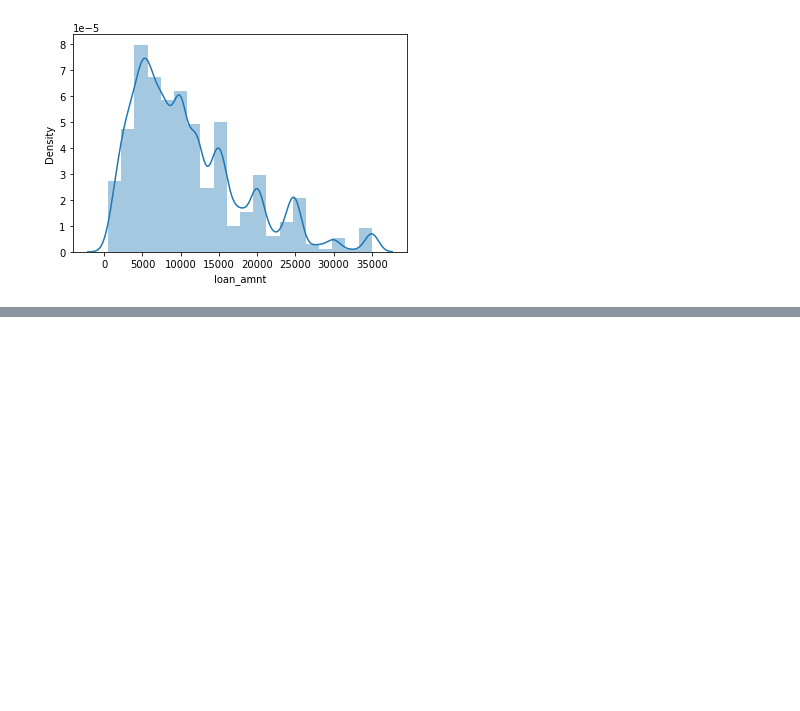
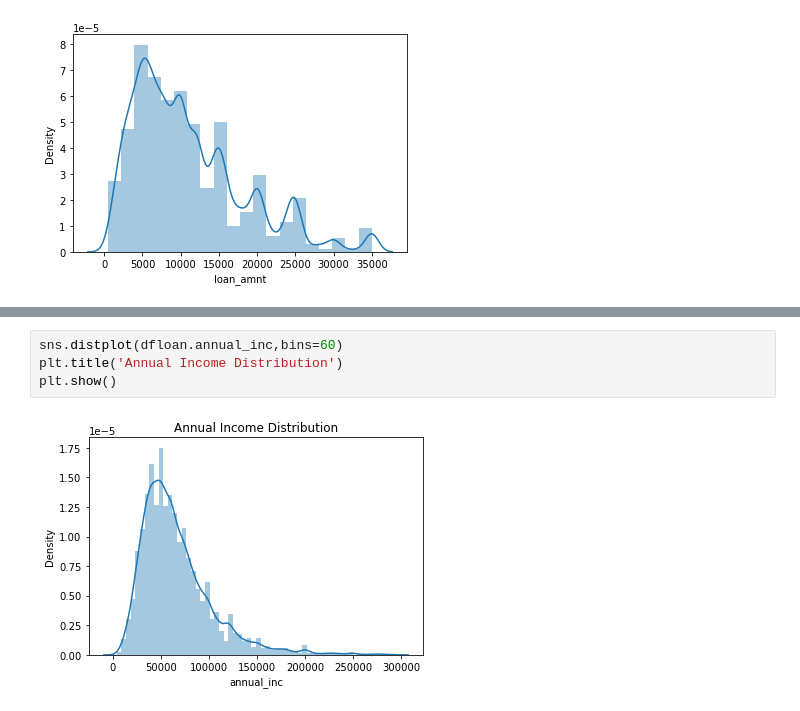
Before and after one commit to Prithvi25298/Lending-Club-Case-Study, a Jupyter notebook: assignment1mark2.ipynb, the cells around one changed output, grey strips where cells are left out. Cells and saved outputs as stored; diff of their text form; blank space fills up the shorter version.

```diff
--- a/assignment1mark2.ipynb
+++ b/assignment1mark2.ipynb
@@ -583,0 +588,6 @@ dfloannotdefault = dfloan[dfloan.loan_status == "Fully Paid"]
+# %%
+sns.distplot(dfloan.annual_inc,bins=60)
+plt.title('Annual Income Distribution')
+plt.show()
+# %% [output]
+[figure, added]
```
Also changed, not shown: parts of 36 cells of this notebook.
